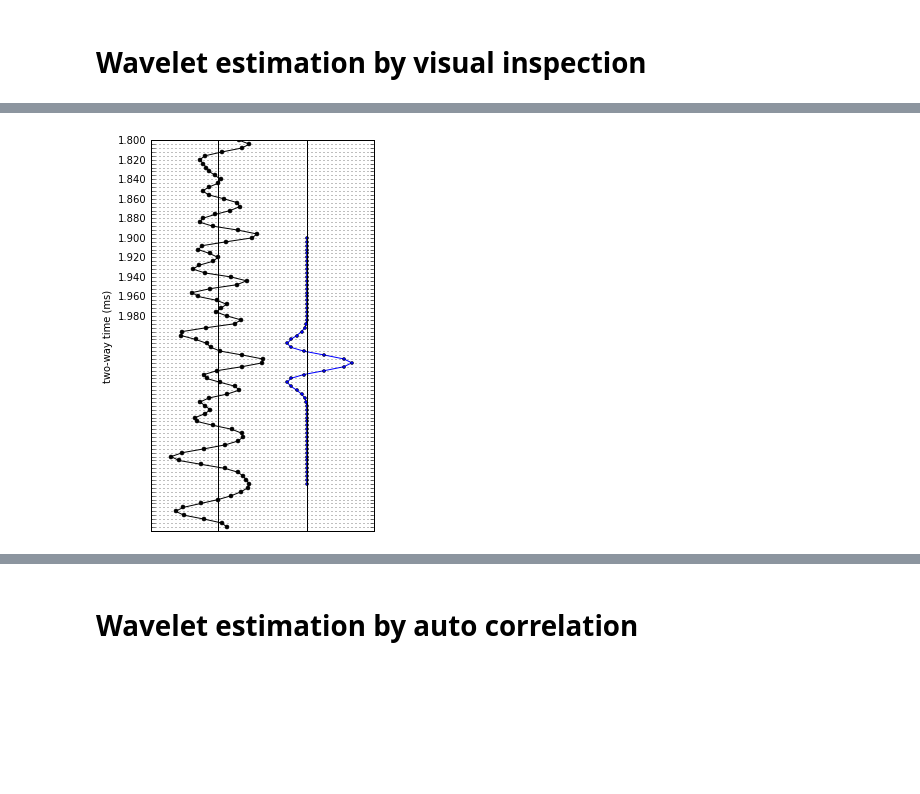
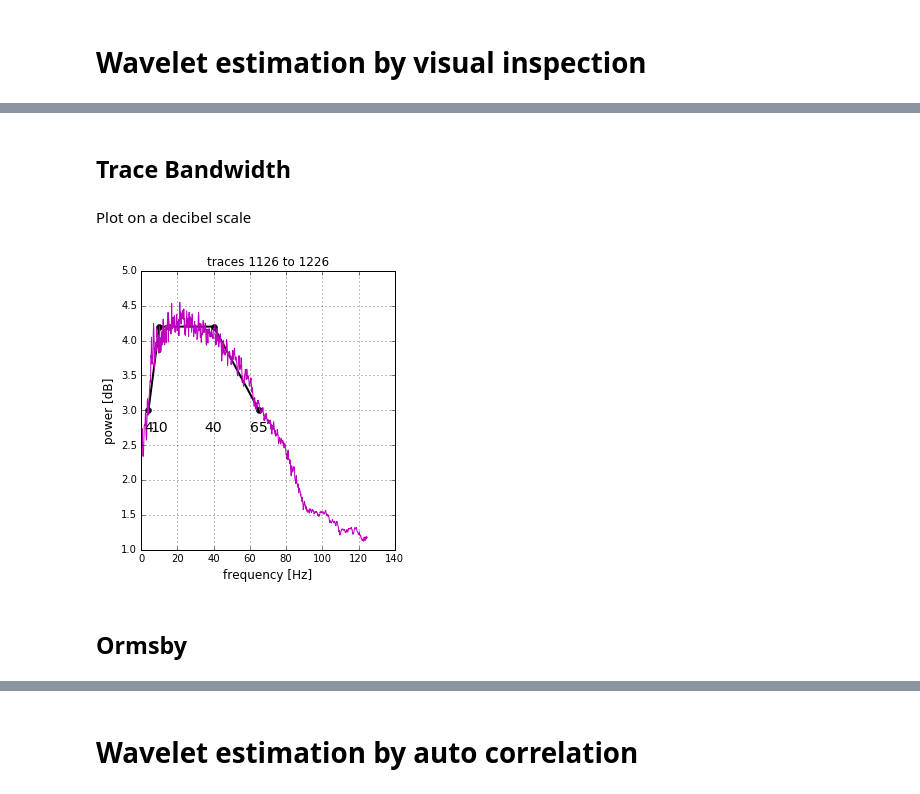
Before and after one commit to EvanBianco/notebooks, a Jupyter notebook: Wavelet_estimations.ipynb, the cells around one changed output, grey strips where cells are left out. Drawn from its saved outputs; the diff is of its cells as text; code cells hidden in the pictures; blank space fills up the shorter version.

```diff
--- a/Wavelet_estimations.ipynb
+++ b/Wavelet_estimations.ipynb
@@ -73,2 +42,4 @@ Get data from a single crossline that I exported from OpendTect.
+# %%
+segy = 'data/XL_1153_Penobscot.segy'
 # %%
 data = get_seismic('data/XL_1153_Penobscot.segy')
@@ -87,0 +46,3 @@ def norm(data):
+# %%
+dt = get_sample_rate_in_seconds(segy)
+dt
@@ -131,5 +65,0 @@ s = well_trace
-# %%
-# other data
-dt = 0.004  # sample rate (seconds)
-t = np.arange(0, len(s)*dt, dt)
-log_start = 0.4105 # start time of log
@@ -182,34 +73,20 @@ tw = np.arange(-len(w1)//2,len(w1)//2,1)*dt
-# %%
-buff = 2
-plt.figure(figsize=(4,7))
-
-# plot segment of trace
-plt.plot(norm(s[aa:bb]),t[aa:bb],'ko-', ms=ms)
-plt.axvline(0,color='k')
-
-# plot segment of wavelet
-bksf = 25
-plt.plot(buff + w1, t[aa+bksf:aa+bksf+len(w1)], 'bo-', ms='3')
-plt.axvline(0+buff,color='k')
-
-plt.gca().set_xlim(-1.5,buff+1.5)
-plt.gca().invert_yaxis()
-plt.gca().set_yticks(np.arange(1.80,2.20,0.004))
-
-# There's gotta be a better way to do these ytick label
-# Major and minor ticks?
-plt.gca().set_yticklabels(['1.800','','','','','1.820',
-                           '','','','','1.840',
-                          '','','','','1.860',
-                          '','','','','1.880',
-                          '','','','','1.900',
-                          '','','','','1.920',
-                          '','','','','1.940',
-                          '','','','','1.960',
-                          '','','','','1.980',])
-plt.gca().set_xticks([])
-#plt.gca().set_yticks([])
-plt.ylabel('two-way time (ms)')
-plt.grid()
-# %% [output]
-[figure, removed]
+# %% [markdown]
+## Trace Bandwidth
+# %% [markdown]
+Plot on a decibel scale
+# %%
+S, ax = get_spectrum(data, x=100, dt=dt, ilx=1176, r=50)
+freqs = [4,10,40,65]
+c = 1.0
+p = c*np.array([3.0,4.2,4.2,3.0])
+ax.plot(freqs, p, 'ko-', lw=2, zorder=0, ms=6)
+
+#for line, val in zip(freqs[1:-1],p[1:-1]):
+#    ax.axvline(line, ymin=0.5, ymax = val, linewidth=2, color='k', alpha=0.25)
+
+for f in freqs:
+    ax.text(f,0.95*p[0],f, ha='center', va='top', fontsize=14)
+# %% [output]
+[figure, added]
+# %% [markdown]
+## Ormsby
```
Also changed, not shown: parts of 76 cells of this notebook, 1 other file.
